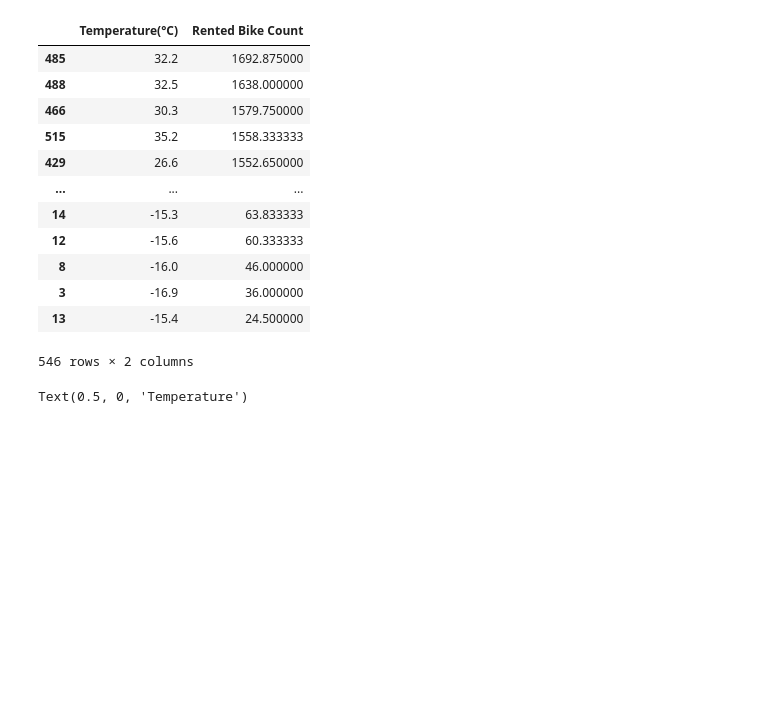
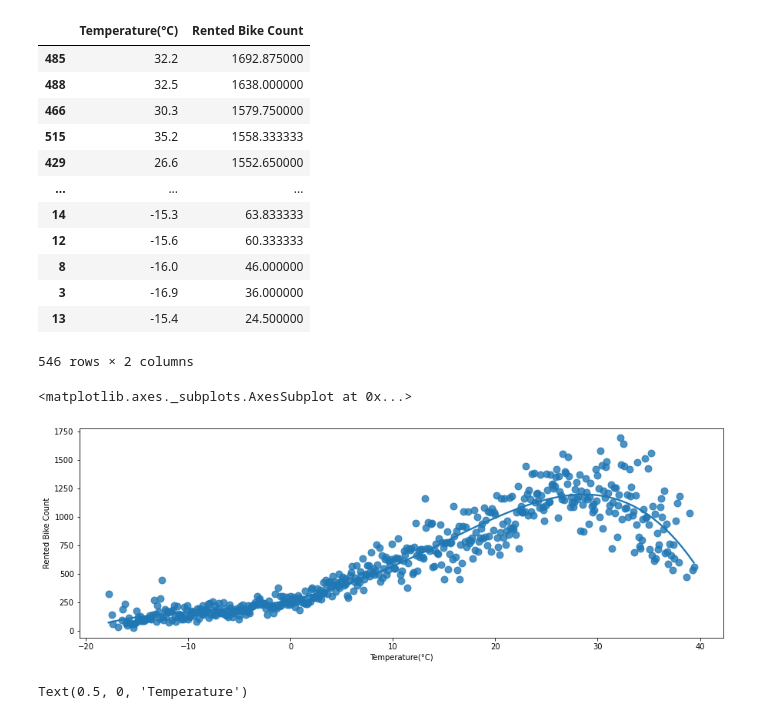
Before and after one commit to saurabhshinkar/Bike-Sharing-Demand-Prediction, a Jupyter notebook: Bike_Sharing_Demand_Prediction_Capstone_Project.ipynb, the cells around one changed output. Saved outputs shown, nothing was run; the diff lists cells and outputs as text; code cells hidden in the pictures; blank space fills up the shorter version.

```diff
--- a/Bike_Sharing_Demand_Prediction_Capstone_Project.ipynb
+++ b/Bike_Sharing_Demand_Prediction_Capstone_Project.ipynb
@@ -328,6 +328,13 @@ temp_and_rented_bike
 | 3 | -16.9 | 36.000000 |
 | 13 | -15.4 | 24.500000 |
 546 rows × 2 columns
+# %%
+sns.regplot(x="Temperature(°C)", y="Rented Bike Count", data=temp_and_rented_bike,
+                 scatter_kws={"s": 80},
+                 order=4, ci=None)
+# %% [output]
+<matplotlib.axes._subplots.AxesSubplot at 0x...>
+[figure, added]
 # %%
 #visualizing
 sns.scatterplot(x="Temperature(°C)", y="Rented Bike Count", data=temp_and_rented_bike)
```
Also changed, not shown: parts of 1 cell of this notebook.
